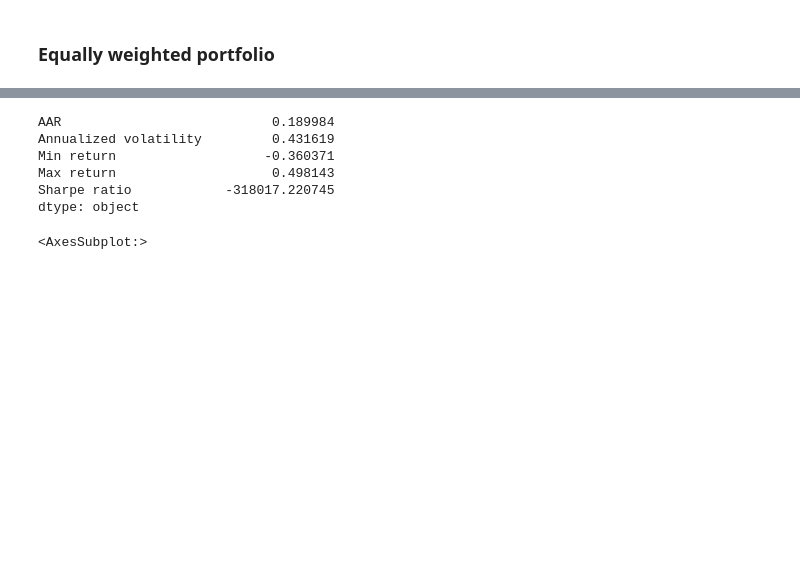
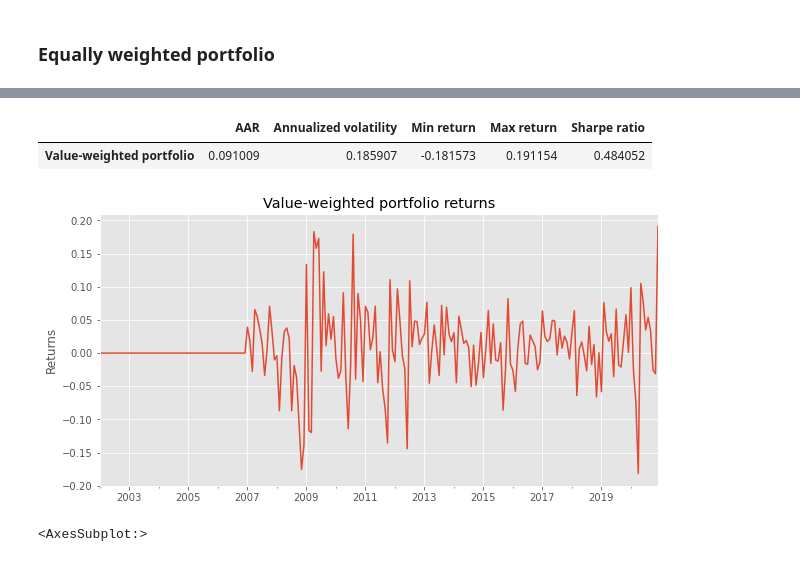
Before and after one commit to 0xMarmelade/FIN-429-Sustainable-finance, a Jupyter notebook: h1.ipynb, the cells around one changed output, grey strips where cells are left out. Saved outputs shown, nothing was run; the diff lists cells and outputs as text; code cells hidden in the pictures; blank space fills up the shorter version.

```diff
--- a/h1.ipynb
+++ b/h1.ipynb
@@ -123,21 +106,19 @@ dtype: object
 # %%
 eu_firm_market_values = market_values[eu_firm_names]
 
 value_weights = pd.DataFrame(index=eu_firm_returns.index, columns=eu_firm_returns.columns)
 
 for index, row in eu_firm_market_values.iterrows():
    value_weights.loc[index] = row.div(row.sum()).transpose()
 
 value_weighted_portfolio = eu_firm_returns.mul(value_weights)
-value_weighted_portfolio_stats = portfolio_stats(value_weighted_portfolio).sum()
+value_weighted_portfolio.sum(axis='columns').plot(title='Value-weighted portfolio returns', figsize=(10,5)).set(ylabel='Returns')
+value_weighted_portfolio_stats = portfolio_stats(value_weighted_portfolio, 'Value-weighted portfolio')
 value_weighted_portfolio_stats
 # %% [output]
-AAR                           0.189984
-Annualized volatility         0.431619
-Min return                   -0.360371
-Max return                    0.498143
-Sharpe ratio            -318017.220745
-dtype: object
+|  | AAR | Annualized volatility | Min return | Max return | Sharpe ratio |
+| Value-weighted portfolio | 0.091009 | 0.185907 | -0.181573 | 0.191154 | 0.484052 |
+[figure, added]
 # %%
 market_values.sum(axis=1).plot()
 # %% [output]
```
Also changed, not shown: parts of 25 cells of this notebook.
